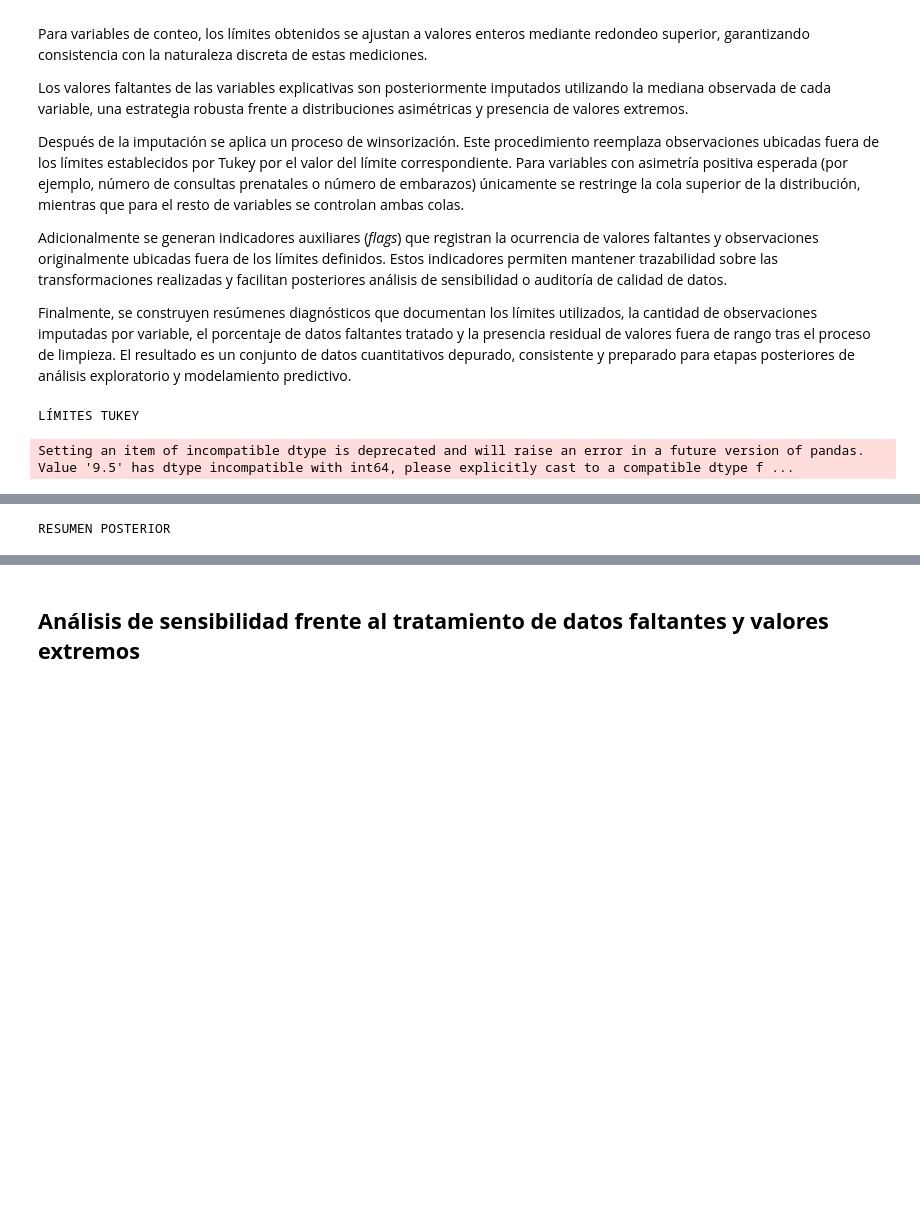
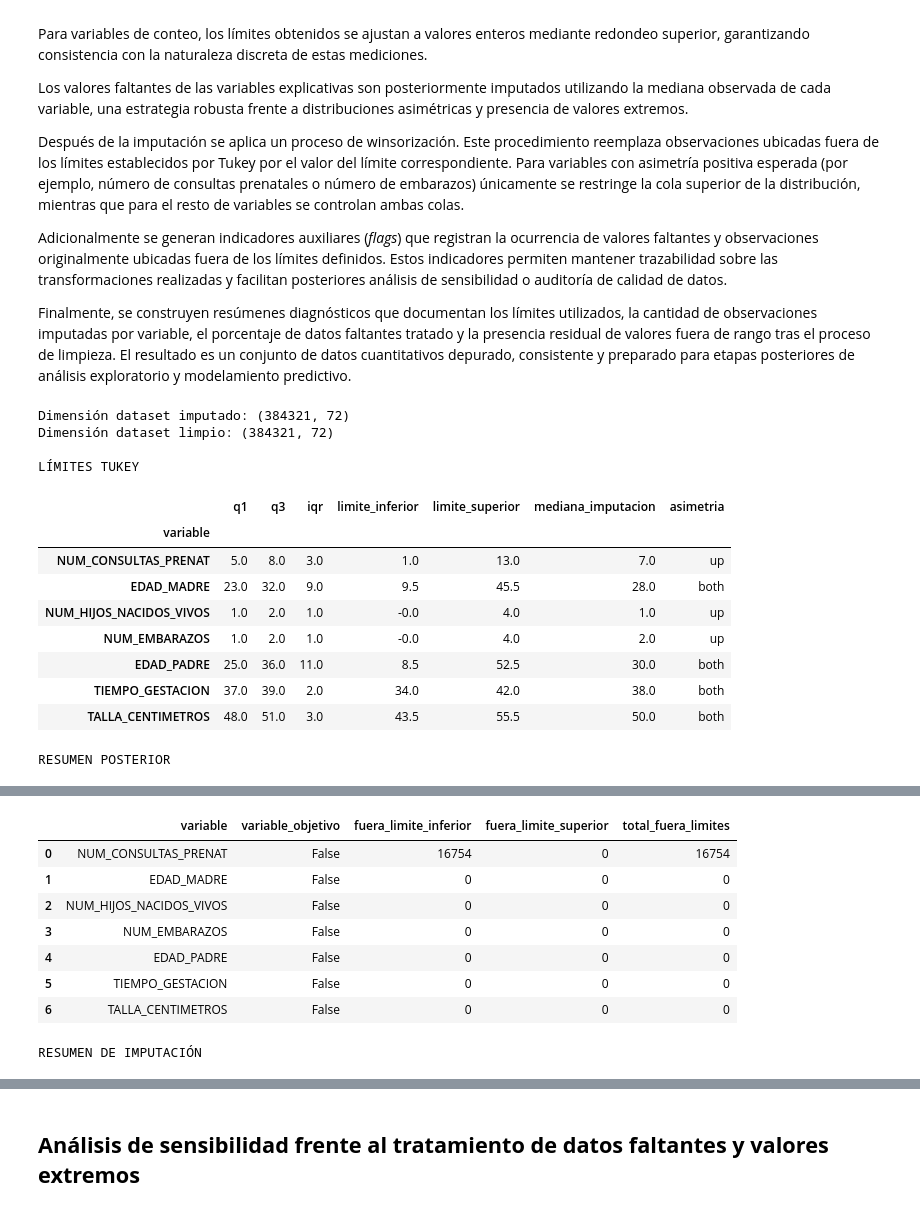
Before and after one commit to ChrisMath26/modelado-bajo-peso-al-nacer, a Jupyter notebook: notebooks/1_ETL_atipicos.ipynb, the cells around one changed output, grey strips where cells are left out. Cells and saved outputs as stored; diff of their text form; code cells hidden in the pictures; blank space fills up the shorter version.

```diff
--- a/notebooks/1_ETL_atipicos.ipynb
+++ b/notebooks/1_ETL_atipicos.ipynb
@@ -304,11 +317,9 @@ variables_cuantitativas = [
     "PESO_GRAMOS",
     "NUM_CONSULTAS_PRENAT",
     "EDAD_MADRE",
-    "ULTIMO_CURSO_APROBADO_MADRE",
     "NUM_HIJOS_NACIDOS_VIVOS",
     "NUM_EMBARAZOS",
     "EDAD_PADRE",
-    "ULTIMO_CURSO_APROBADO_PADRE",
     "TIEMPO_GESTACION",
     "TALLA_CENTIMETROS"
 ]
@@ -400,6 +411,7 @@ def calcular_limites_tukey(
     k=1.5,
     asimetria=None
 ):
+    "Calcula límites de Tukey para una lista de variables en un DataFrame."
 
     registros = []
 
@@ -456,6 +468,7 @@ def ajustar_limites_conteo(
     limites,
     variables_conteo
 ):
+    """Ajusta los límites de Tukey para variables de conteo, redondeando hacia arriba"""
 
     limites = limites.copy()
 
@@ -479,8 +492,10 @@ def imputar_winsorizar(
     df,
     limites,
     variable_objetivo=None,
-    crear_flags=True
+    crear_flags=True,
+    aplicar_winsorizacion=True
 ):
+    "Imputa valores faltantes y opcionalmente winsoriza según límites de Tukey. Crea flags de imputación y atipicidad si se indica."
 
     df_proc = df.copy()
 
@@ -548,22 +563,24 @@ def imputar_winsorizar(
         )
 
         # -----------------------------------
-        # WINSORIZACIÓN
+        # WINSORIZACIÓN (OPCIONAL)
         # -----------------------------------
 
-        if modo in ["both", "down"]:
+        if aplicar_winsorizacion:
 
-            df_proc.loc[
-                df_proc[col] < low,
-                col
-            ] = low
+            if modo in ["both", "down"]:
 
-        if modo in ["both", "up"]:
+                df_proc.loc[
+                    df_proc[col] < low,
+                    col
+                ] = low
 
-            df_proc.loc[
-                df_proc[col] > high,
-                col
-            ] = high
+            if modo in ["both", "up"]:
+
+                df_proc.loc[
+                    df_proc[col] > high,
+                    col
+                ] = high
 
     return df_proc
 
@@ -641,12 +658,32 @@ limites_tukey = ajustar_limites_conteo(
 # IMPUTACIÓN + WINSORIZACIÓN
 # ============================================================
 
+# ============================================================
+# DATASET SOLO IMPUTADO
+# ============================================================
+
+df_imputado = imputar_winsorizar(
+    df=df_base,
+    limites=limites_tukey,
+    variable_objetivo=variable_objetivo,
+    crear_flags=True,
+    aplicar_winsorizacion=False
+)
+
+# ============================================================
+# DATASET IMPUTADO + WINSORIZADO
+# ============================================================
+
 df_limpio = imputar_winsorizar(
     df=df_base,
     limites=limites_tukey,
     variable_objetivo=variable_objetivo,
-    crear_flags=True
+    crear_flags=True,
+    aplicar_winsorizacion=True
 )
+
+print("Dimensión dataset imputado:", df_imputado.shape)
+print("Dimensión dataset limpio:", df_limpio.shape)
 
 # ============================================================
 # VALIDACIÓN
@@ -689,31 +726,45 @@ for col in variables_modelado:
                 len(df_base) * 100,
                 3
             ),
         "mediana_imputacion":
             round(
                 limites_tukey.loc[
                     col,
                     "mediana_imputacion"
                 ],
                 3
             )
     })
 
 df_resumen_imputacion = (
     pd.DataFrame(
         resumen_imputacion
     )
     .sort_values(
         "porcentaje_imputado",
         ascending=False
     )
 )
 
 print("\nRESUMEN DE IMPUTACIÓN")
 display(df_resumen_imputacion)
 
 print("\nDimensión original:", df.shape)
 print("Dimensión procesada:", df_limpio.shape)
+df_imputado.to_csv("../data/processed/nacimientos_bogota_preprocesado_v2_imputados_con_outliers.csv", index=False, sep=";", encoding="ISO-8859-1")
+df_limpio.to_csv("../data/processed/nacimientos_bogota_preprocesado_v2_imputados_winsorizados.csv", index=False, sep=";", encoding="ISO-8859-1")
 # %% [output]
+Dimensión dataset imputado: (384321, 72)
+Dimensión dataset limpio: (384321, 72)
+
 LÍMITES TUKEY
+|  | q1 | q3 | iqr | limite_inferior | limite_superior | mediana_imputacion | asimetria |
+| variable |  |  |  |  |  |  |  |
+| NUM_CONSULTAS_PRENAT | 5.0 | 8.0 | 3.0 | 1.0 | 13.0 | 7.0 | up |
+| EDAD_MADRE | 23.0 | 32.0 | 9.0 | 9.5 | 45.5 | 28.0 | both |
+| NUM_HIJOS_NACIDOS_VIVOS | 1.0 | 2.0 | 1.0 | -0.0 | 4.0 | 1.0 | up |
+| NUM_EMBARAZOS | 1.0 | 2.0 | 1.0 | -0.0 | 4.0 | 2.0 | up |
+| EDAD_PADRE | 25.0 | 36.0 | 11.0 | 8.5 | 52.5 | 30.0 | both |
+| TIEMPO_GESTACION | 37.0 | 39.0 | 2.0 | 34.0 | 42.0 | 38.0 | both |
+| TALLA_CENTIMETROS | 48.0 | 51.0 | 3.0 | 43.5 | 55.5 | 50.0 | both |
-Setting an item of incompatible dtype is deprecated and will raise an error in a future version of pandas. Value '9.5' has dtype incompatible with int64, please explicitly cast to a compatible dtype f ...
+RESUMEN POSTERIOR
@@ -731 +771,9 @@ Setting an item of incompatible dtype is deprecated and will raise an error in a
+|  | variable | variable_objetivo | fuera_limite_inferior | fuera_limite_superior | total_fuera_limites |
+| 0 | NUM_CONSULTAS_PRENAT | False | 16754 | 0 | 16754 |
+| 1 | EDAD_MADRE | False | 0 | 0 | 0 |
+| 2 | NUM_HIJOS_NACIDOS_VIVOS | False | 0 | 0 | 0 |
+| 3 | NUM_EMBARAZOS | False | 0 | 0 | 0 |
+| 4 | EDAD_PADRE | False | 0 | 0 | 0 |
+| 5 | TIEMPO_GESTACION | False | 0 | 0 | 0 |
+| 6 | TALLA_CENTIMETROS | False | 0 | 0 | 0 |
-RESUMEN POSTERIOR
+RESUMEN DE IMPUTACIÓN
```
Also changed, not shown: parts of 20 cells of this notebook.
